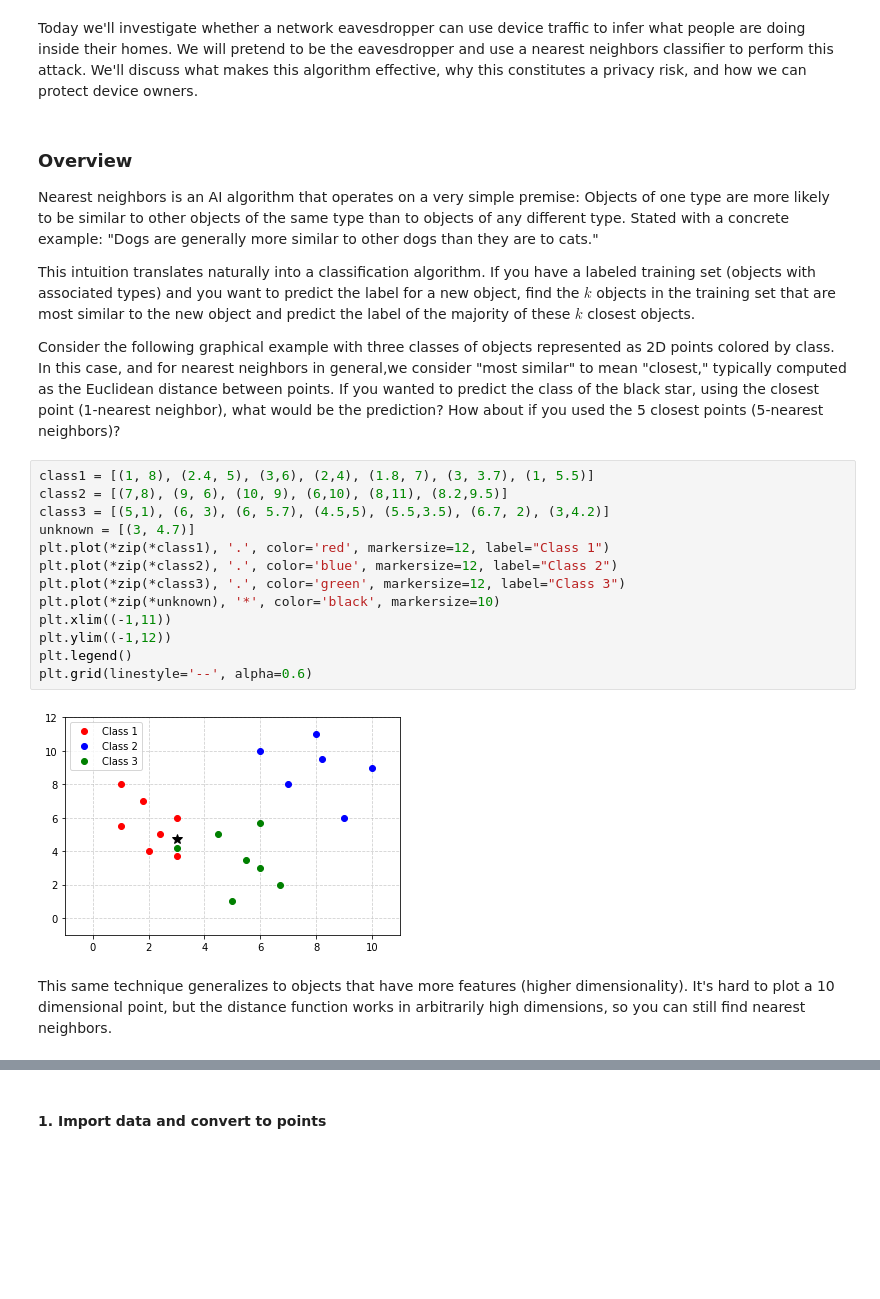
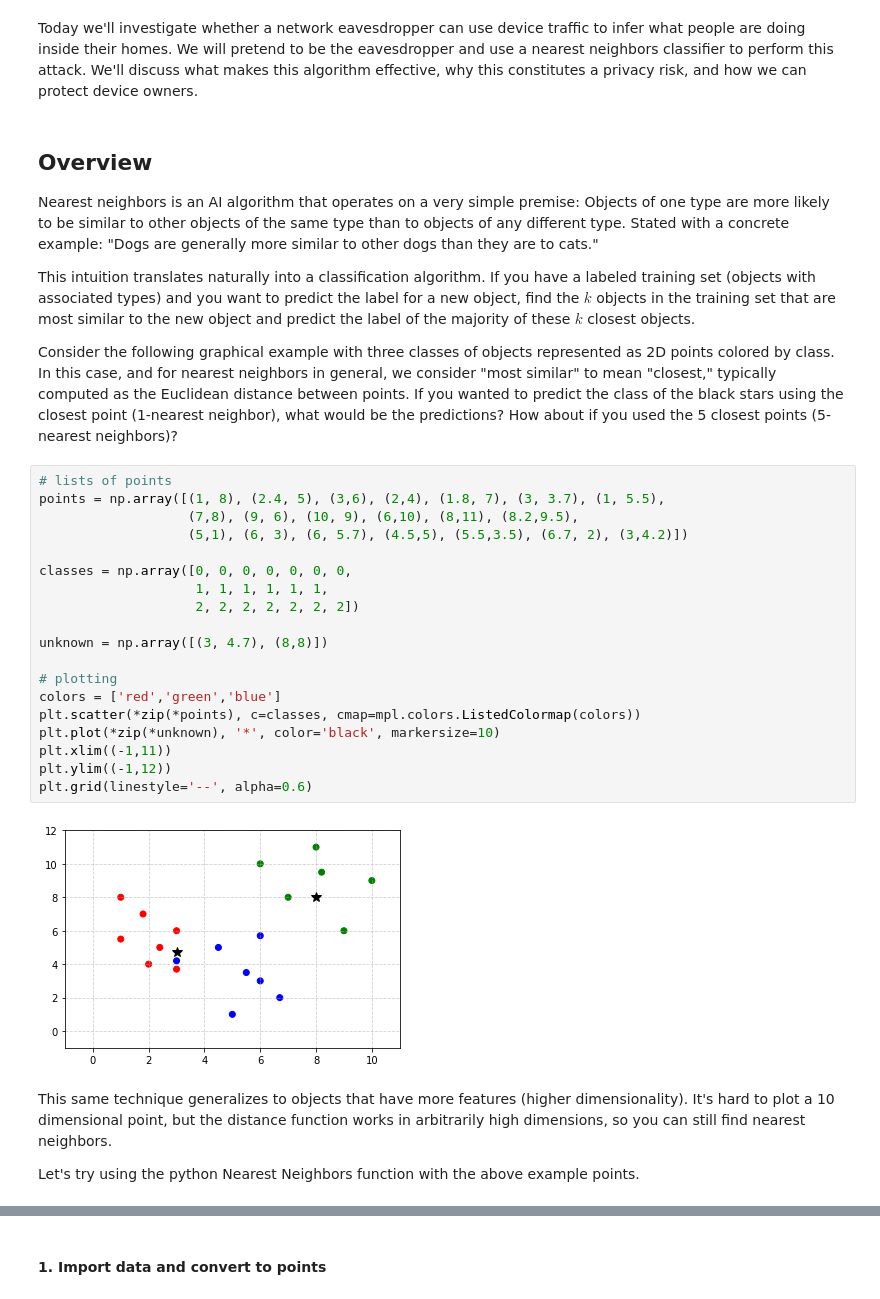
Before and after one commit to noise-lab/ml-networking, a Jupyter notebook: 6_Nearest_Neighbors.ipynb, the cells around one changed output, grey strips where cells are left out. Drawn from its saved outputs; the diff is of its cells as text; blank space fills up the shorter version.

Commit message:
nearest neighbor updates

```diff
--- a/6_Nearest_Neighbors.ipynb
+++ b/6_Nearest_Neighbors.ipynb
@@ -12,27 +19,35 @@ from data_collection.parse_pcap import pcap_to_pandas
 # %% [markdown]
 Today we'll investigate whether a network eavesdropper can use device traffic to infer what people are doing inside their homes. We will pretend to be the eavesdropper and use a nearest neighbors classifier to perform this attack. We'll discuss what makes this algorithm effective, why this constitutes a privacy risk, and how we can protect device owners.
 # %% [markdown]
-### Overview
+## Overview
 
 Nearest neighbors is an AI algorithm that operates on a very simple premise: Objects of one type are more likely to be similar to other objects of the same type than to objects of any different type. Stated with a concrete example: "Dogs are generally more similar to other dogs than they are to cats."
 
 This intuition translates naturally into a classification algorithm. If you have a labeled training set (objects with associated types) and you want to predict the label for a new object, find the $k$ objects in the training set that are most similar to the new object and predict the label of the majority of these $k$ closest objects.
 
-Consider the following graphical example with three classes of objects represented as 2D points colored by class. In this case, and for nearest neighbors in general,we consider "most similar" to mean "closest," typically computed as the Euclidean distance between points. If you wanted to predict the class of the black star, using the closest point (1-nearest neighbor), what would be the prediction? How about if you used the 5 closest points (5-nearest neighbors)?
+Consider the following graphical example with three classes of objects represented as 2D points colored by class. In this case, and for nearest neighbors in general, we consider "most similar" to mean "closest," typically computed as the Euclidean distance between points. If you wanted to predict the class of the black stars using the closest point (1-nearest neighbor), what would be the predictions? How about if you used the 5 closest points (5-nearest neighbors)?
 # %%
-class1 = [(1, 8), (2.4, 5), (3,6), (2,4), (1.8, 7), (3, 3.7), (1, 5.5)]
-class2 = [(7,8), (9, 6), (10, 9), (6,10), (8,11), (8.2,9.5)]
-class3 = [(5,1), (6, 3), (6, 5.7), (4.5,5), (5.5,3.5), (6.7, 2), (3,4.2)]
-unknown = [(3, 4.7)]
-plt.plot(*zip(*class1), '.', color='red', markersize=12, label="Class 1")
-plt.plot(*zip(*class2), '.', color='blue', markersize=12, label="Class 2")
-plt.plot(*zip(*class3), '.', color='green', markersize=12, label="Class 3")
+# lists of points
+points = np.array([(1, 8), (2.4, 5), (3,6), (2,4), (1.8, 7), (3, 3.7), (1, 5.5),
+                   (7,8), (9, 6), (10, 9), (6,10), (8,11), (8.2,9.5),
+                   (5,1), (6, 3), (6, 5.7), (4.5,5), (5.5,3.5), (6.7, 2), (3,4.2)])
+
+classes = np.array([0, 0, 0, 0, 0, 0, 0,
+                    1, 1, 1, 1, 1, 1,
+                    2, 2, 2, 2, 2, 2, 2])
+
+unknown = np.array([(3, 4.7), (8,8)])
+
+# plotting
+colors = ['red','green','blue']
+plt.scatter(*zip(*points), c=classes, cmap=mpl.colors.ListedColormap(colors))
 plt.plot(*zip(*unknown), '*', color='black', markersize=10)
 plt.xlim((-1,11))
 plt.ylim((-1,12))
-plt.legend()
 plt.grid(linestyle='--', alpha=0.6)
 # %% [output]
-[figure, old version]
+[figure, new version]
 # %% [markdown]
 This same technique generalizes to objects that have more features (higher dimensionality). It's hard to plot a 10 dimensional point, but the distance function works in arbitrarily high dimensions, so you can still find nearest neighbors.
+
+Let's try using the python Nearest Neighbors function with the above example points.
```
Also changed, not shown: parts of 27 cells of this notebook, 3 other files.
